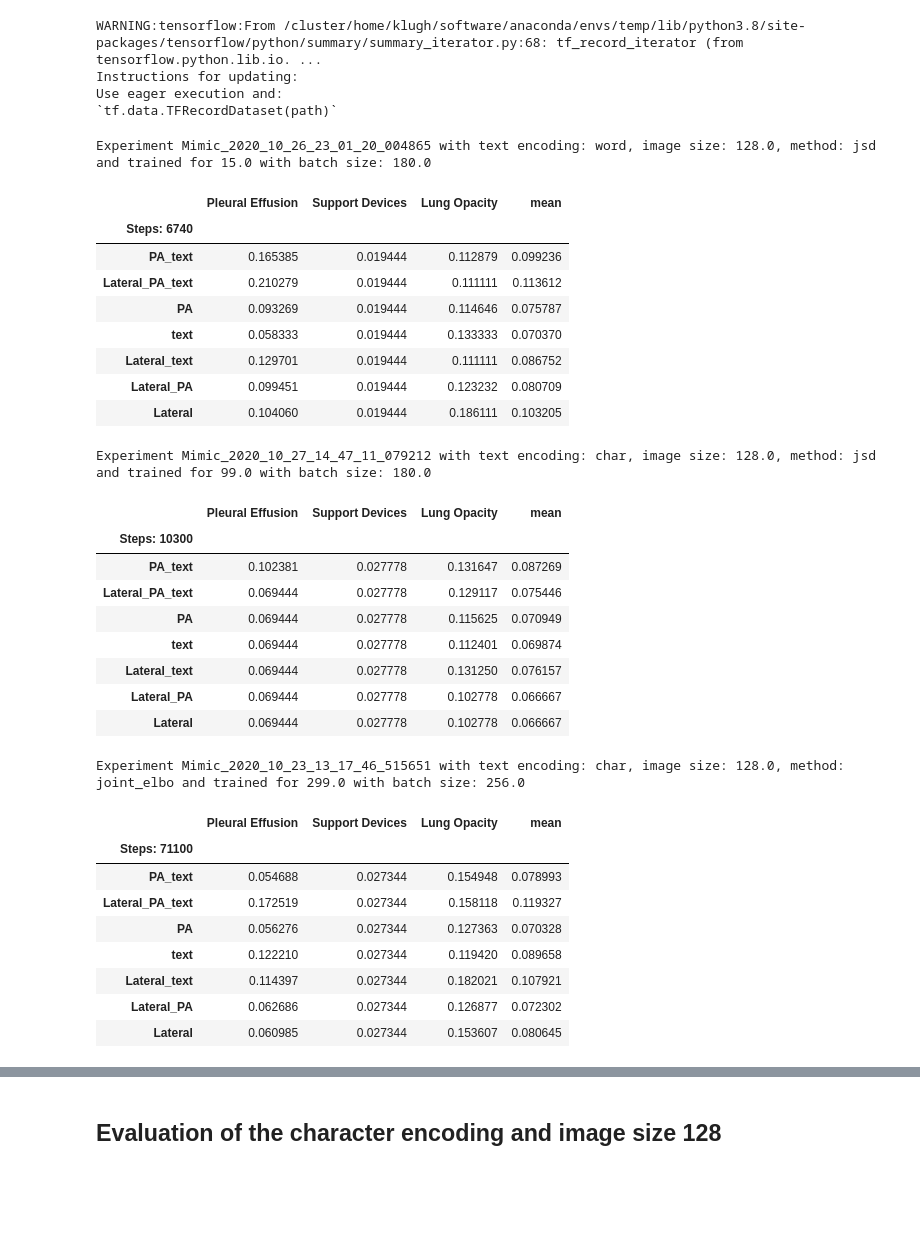
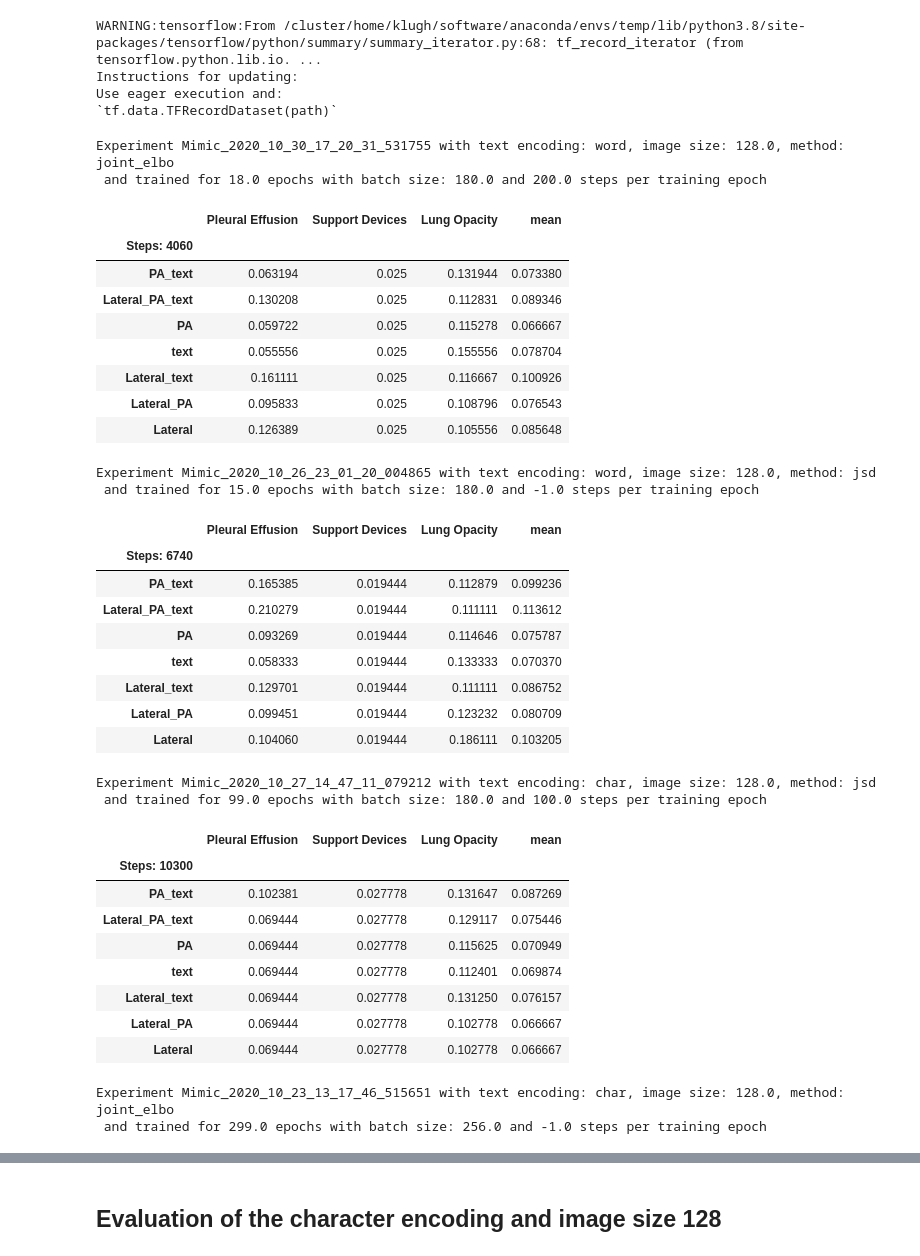
Before and after one commit to Jimmy2027/MoPoE-MIMIC, a Jupyter notebook: mimic/notebooks/model_exploration.nbconvert.ipynb, the cells around one changed output, grey strips where cells are left out. Saved outputs shown, nothing was run; the diff lists cells and outputs as text; code cells hidden in the pictures; blank space fills up the shorter version.

```diff
--- a/mimic/notebooks/model_exploration.nbconvert.ipynb
+++ b/mimic/notebooks/model_exploration.nbconvert.ipynb
@@ -180,37 +163,45 @@ for experiment in lr_evals.keys():
 # %%
 for df, experiment in dfs:
     flags = experiments_dataframe.loc[experiments_dataframe['experiment_uid'] == experiment]
 
-    print(f'Experiment {experiment} with text encoding: {flags.text_encoding.item()}, image size: {flags.img_size.item()}, method: {flags.method.item()} and trained for {flags.total_epochs.item()} with batch size: {flags.batch_size.item()}')
+    print(f'Experiment {experiment} with text encoding: {flags.text_encoding.item()}, '
+          f'image size: {flags.img_size.item()}, method: {flags.method.item()} \n and trained '
+          f'for {flags.total_epochs.item()} epochs with batch size: {flags.batch_size.item()} '
+          f'and {flags.steps_per_training_epoch.item()} steps per training epoch')
     display(df)
 # %% [output]
-Experiment Mimic_2020_10_26_23_01_20_004865 with text encoding: word, image size: 128.0, method: jsd and trained for 15.0 with batch size: 180.0
+Experiment Mimic_2020_10_30_17_20_31_531755 with text encoding: word, image size: 128.0, method: joint_elbo
+ and trained for 18.0 epochs with batch size: 180.0 and 200.0 steps per training epoch
 |  | Pleural Effusion | Support Devices | Lung Opacity | mean |
-| Steps: 6740 |  |  |  |  |
-| PA_text | 0.165385 | 0.019444 | 0.112879 | 0.099236 |
-| Lateral_PA_text | 0.210279 | 0.019444 | 0.111111 | 0.113612 |
-| PA | 0.093269 | 0.019444 | 0.114646 | 0.075787 |
-| text | 0.058333 | 0.019444 | 0.133333 | 0.070370 |
-| Lateral_text | 0.129701 | 0.019444 | 0.111111 | 0.086752 |
-| Lateral_PA | 0.099451 | 0.019444 | 0.123232 | 0.080709 |
-| Lateral | 0.104060 | 0.019444 | 0.186111 | 0.103205 |
+| Steps: 4060 |  |  |  |  |
+| PA_text | 0.063194 | 0.025 | 0.131944 | 0.073380 |
+| Lateral_PA_text | 0.130208 | 0.025 | 0.112831 | 0.089346 |
+| PA | 0.059722 | 0.025 | 0.115278 | 0.066667 |
+| text | 0.055556 | 0.025 | 0.155556 | 0.078704 |
+| Lateral_text | 0.161111 | 0.025 | 0.116667 | 0.100926 |
+| Lateral_PA | 0.095833 | 0.025 | 0.108796 | 0.076543 |
+| Lateral | 0.126389 | 0.025 | 0.105556 | 0.085648 |
-Experiment Mimic_2020_10_27_14_47_11_079212 with text encoding: char, image size: 128.0, method: jsd and trained for 99.0 with batch size: 180.0
+Experiment Mimic_2020_10_26_23_01_20_004865 with text encoding: word, image size: 128.0, method: jsd
+ and trained for 15.0 epochs with batch size: 180.0 and -1.0 steps per training epoch
 |  | Pleural Effusion | Support Devices | Lung Opacity | mean |
-| Steps: 10300 |  |  |  |  |
-| PA_text | 0.102381 | 0.027778 | 0.131647 | 0.087269 |
-| Lateral_PA_text | 0.069444 | 0.027778 | 0.129117 | 0.075446 |
-| PA | 0.069444 | 0.027778 | 0.115625 | 0.070949 |
-| text | 0.069444 | 0.027778 | 0.112401 | 0.069874 |
-| Lateral_text | 0.069444 | 0.027778 | 0.131250 | 0.076157 |
-| Lateral_PA | 0.069444 | 0.027778 | 0.102778 | 0.066667 |
-| Lateral | 0.069444 | 0.027778 | 0.102778 | 0.066667 |
+| Steps: 6740 |  |  |  |  |
+| PA_text | 0.165385 | 0.019444 | 0.112879 | 0.099236 |
+| Lateral_PA_text | 0.210279 | 0.019444 | 0.111111 | 0.113612 |
+| PA | 0.093269 | 0.019444 | 0.114646 | 0.075787 |
+| text | 0.058333 | 0.019444 | 0.133333 | 0.070370 |
+| Lateral_text | 0.129701 | 0.019444 | 0.111111 | 0.086752 |
+| Lateral_PA | 0.099451 | 0.019444 | 0.123232 | 0.080709 |
+| Lateral | 0.104060 | 0.019444 | 0.186111 | 0.103205 |
-Experiment Mimic_2020_10_23_13_17_46_515651 with text encoding: char, image size: 128.0, method: joint_elbo and trained for 299.0 with batch size: 256.0
+Experiment Mimic_2020_10_27_14_47_11_079212 with text encoding: char, image size: 128.0, method: jsd
+ and trained for 99.0 epochs with batch size: 180.0 and 100.0 steps per training epoch
 |  | Pleural Effusion | Support Devices | Lung Opacity | mean |
-| Steps: 71100 |  |  |  |  |
-| PA_text | 0.054688 | 0.027344 | 0.154948 | 0.078993 |
-| Lateral_PA_text | 0.172519 | 0.027344 | 0.158118 | 0.119327 |
-| PA | 0.056276 | 0.027344 | 0.127363 | 0.070328 |
-| text | 0.122210 | 0.027344 | 0.119420 | 0.089658 |
-| Lateral_text | 0.114397 | 0.027344 | 0.182021 | 0.107921 |
-| Lateral_PA | 0.062686 | 0.027344 | 0.126877 | 0.072302 |
-| Lateral | 0.060985 | 0.027344 | 0.153607 | 0.080645 |
+| Steps: 10300 |  |  |  |  |
+| PA_text | 0.102381 | 0.027778 | 0.131647 | 0.087269 |
+| Lateral_PA_text | 0.069444 | 0.027778 | 0.129117 | 0.075446 |
+| PA | 0.069444 | 0.027778 | 0.115625 | 0.070949 |
+| text | 0.069444 | 0.027778 | 0.112401 | 0.069874 |
+| Lateral_text | 0.069444 | 0.027778 | 0.131250 | 0.076157 |
+| Lateral_PA | 0.069444 | 0.027778 | 0.102778 | 0.066667 |
+| Lateral | 0.069444 | 0.027778 | 0.102778 | 0.066667 |
+Experiment Mimic_2020_10_23_13_17_46_515651 with text encoding: char, image size: 128.0, method: joint_elbo
+ and trained for 299.0 epochs with batch size: 256.0 and -1.0 steps per training epoch
```
Also changed, not shown: parts of 10 cells of this notebook, 1 other file.
